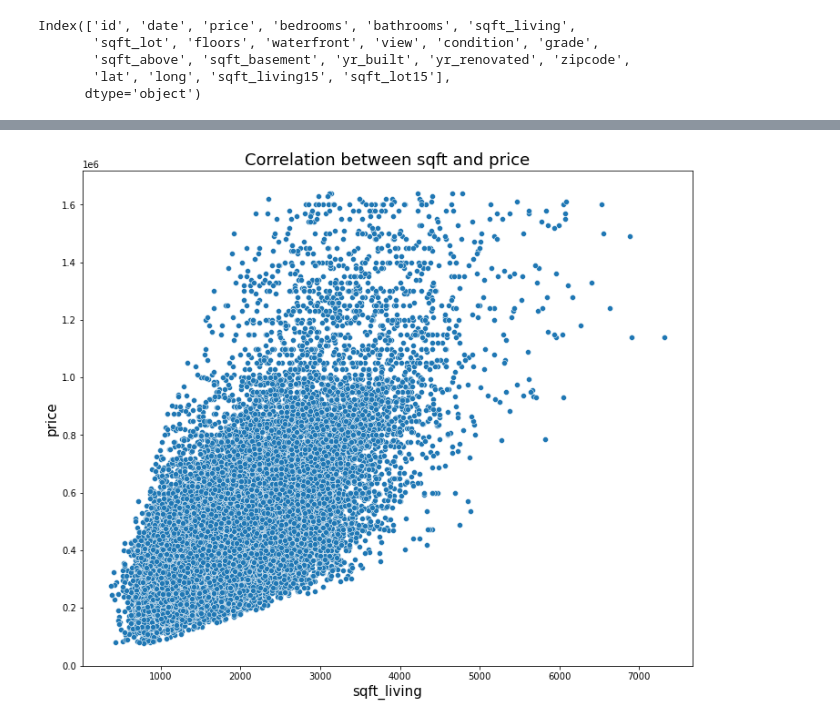
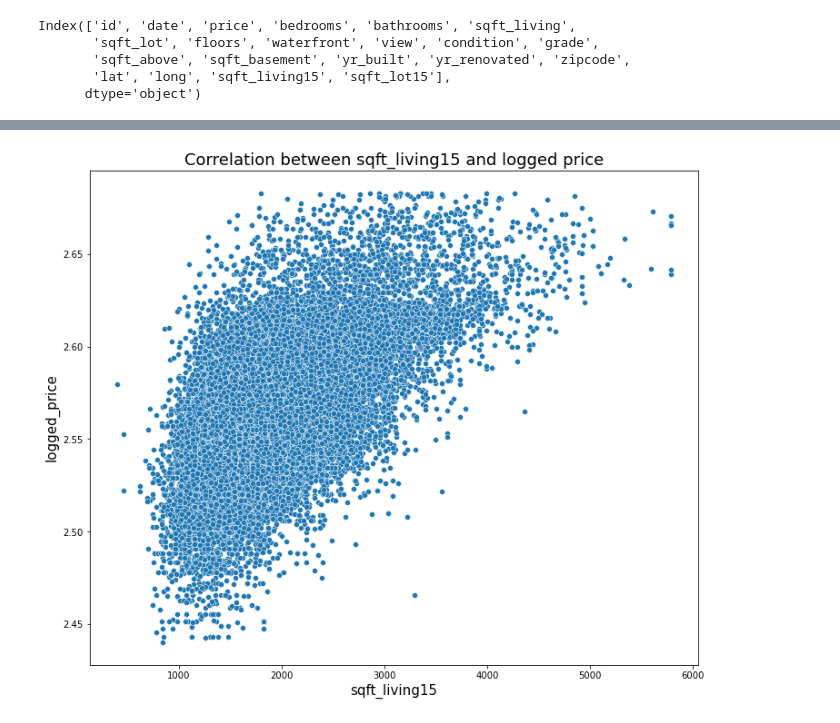
Before and after one commit to qsou/bsc-phase-two-project, a Jupyter notebook: notebooks/exploratory/qsou/1stlook.ipynb, the cells around one changed output, grey strips where cells are left out. Drawn from its saved outputs; the diff is of its cells as text; code cells hidden in the pictures.

```diff
--- a/notebooks/exploratory/qsou/1stlook.ipynb
+++ b/notebooks/exploratory/qsou/1stlook.ipynb
@@ -94,3 +105,5 @@ Index(['id', 'date', 'price', 'bedrooms', 'bathrooms', 'sqft_living',
+# %%
+df['house_age'] = df['year'] - df['yr_built']
 # %%
 df.corr()['price'].sort_values(ascending=False)
 # %% [output]
@@ -188,0 +197,2 @@ plt.legend()
+# %%
+df['price'] = np.log(df['price'])
@@ -188,0 +216,5 @@ plt.legend()
+# %%
+slimdf=df.drop(['sqft_lot','waterfront','condition','sqft_above','zipcode', 'long','sqft_lot15', 'date', 'sqft_basement', 'yr_renovated', 'view', 'id'], axis=1)
+# %%
+slimdf['price_log']=np.log(slimdf['price'])
+slimdf
@@ -189,8 +296,8 @@ plt.legend()
 # %%
 fig, ax = plt.subplots(figsize=(12,10))
-sns.scatterplot(x=df['sqft_living'], y=df['price'], ax=ax)
-ax.set_title('Correlation between sqft and price', fontsize=18)
-ax.set_ylabel('price', fontsize=15)
-ax.set_xlabel('sqft_living', fontsize=15);
+sns.scatterplot(x=df['sqft_living15'], y=slimdf['price_log'], ax=ax)
+ax.set_title('Correlation between sqft_living15 and logged price', fontsize=18)
+ax.set_ylabel('logged_price', fontsize=15)
+ax.set_xlabel('sqft_living15' , fontsize=15);
 # %% [output]
-[figure, old version]
+[figure, new version]
```
Also changed, not shown: parts of 47 cells of this notebook.
